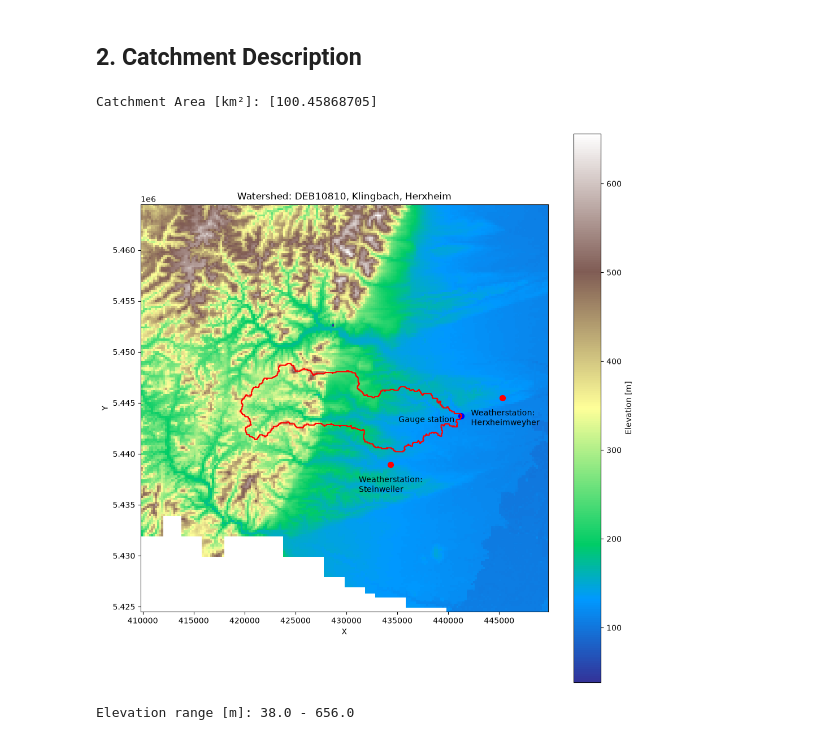
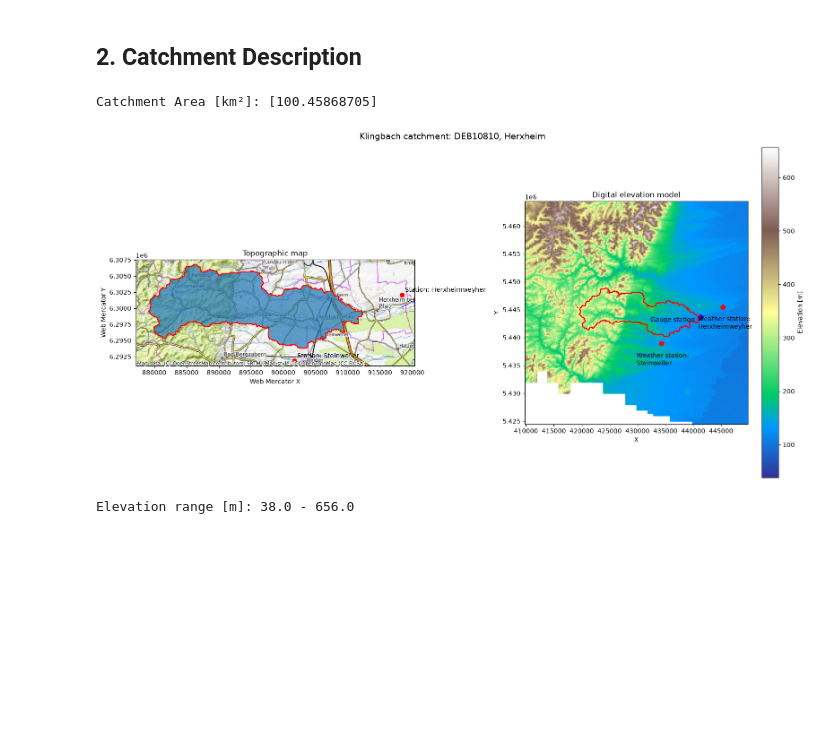
Before and after one commit to danielsehr/ACP4-Seminar, a Jupyter notebook: src/ACP4/main.ipynb, the cells around one changed output. Drawn from its saved outputs; the diff is of its cells as text; code cells hidden in the pictures; blank space fills up the shorter version.

```diff
--- a/src/ACP4/main.ipynb
+++ b/src/ACP4/main.ipynb
@@ -160,19 +173,35 @@ assert gdf_watershed_25832.crs == gdf_gauge_25832.crs == gdf_stations_25832.crs
 # %%
 # 2.1 What is the geographic location of the catchment? Where are the discharge
 # gauging station and the precipitation stations located?
 gdf_watershed_25832_area_m2 = gdf_watershed_25832.area.to_numpy() / 1_000_000
 print(f"Catchment Area [km²]: {gdf_watershed_25832_area_m2}")
 
-plot_watershed_stations(
-    points=gdf_stations_25832,
-    gauge=gdf_gauge_25832,
-    watershed=gdf_watershed_25832,
+# plot_watershed_stations(
+#     points=gdf_stations_3857,
+#     watershed=gdf_watershed_3857
+# )
+
+# plot_watershed_stations_dem(
+#     points=gdf_stations_25832,
+#     gauge=gdf_gauge_25832,
+#     watershed=gdf_watershed_25832,
+#     dem=dem,
+#     dem_transform=dem_transform,
+# )
+
+plot = plot_watershed_overview(
+    points=gdf_stations,
+    gauge=gdf_gauge,
+    watershed=gdf_watershed,
     dem=dem,
+    dem_crs=dem_crs,
     dem_transform=dem_transform,
 )
+
+save_plot(plot=plot, name="catchment_overview")
 # %% [output]
 Catchment Area [km²]: [100.45868705]
-[figure, old version]
+[figure, new version]
 # %%
 # 2.2 Coordinates and elevation range
 elevation_ravel = np.ravel(dem.data)
```
Also changed, not shown: parts of 23 cells of this notebook, 6 other files.
